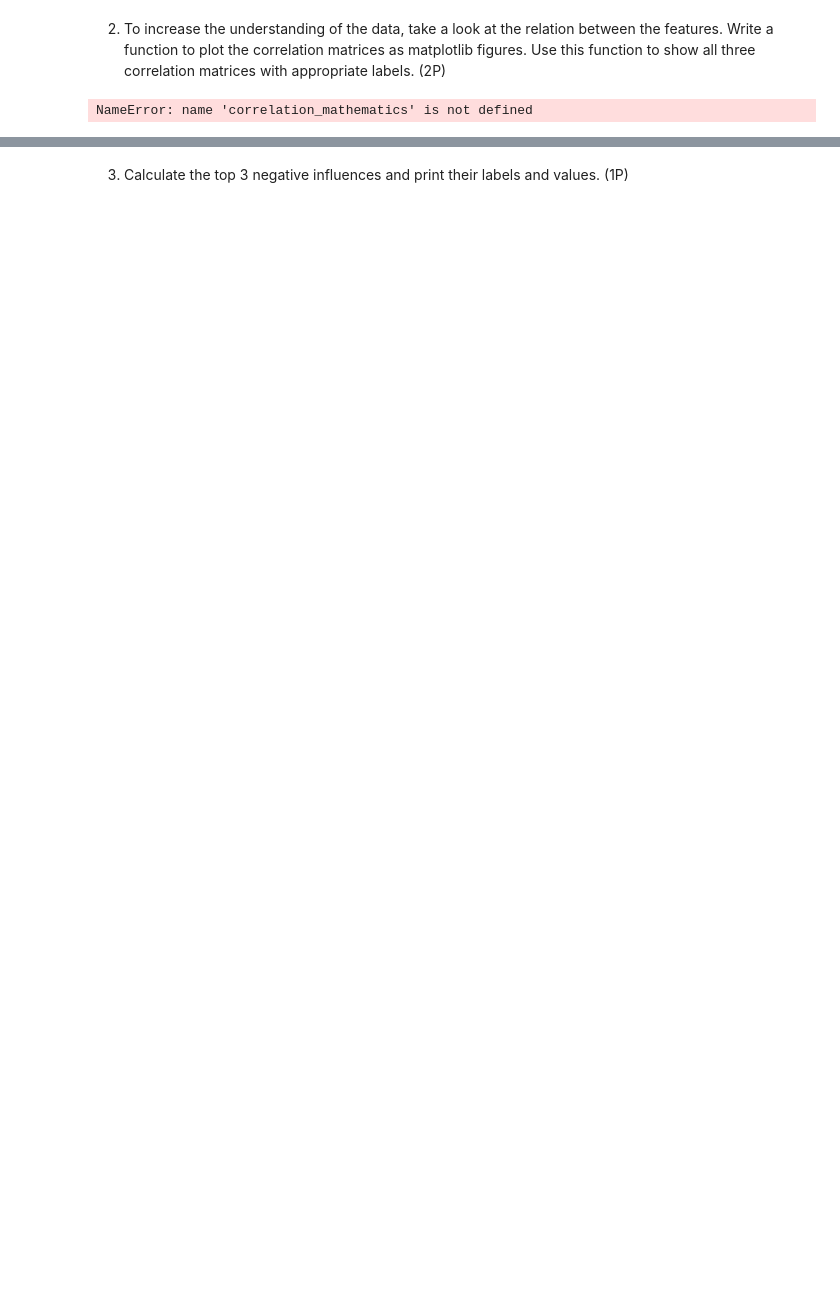
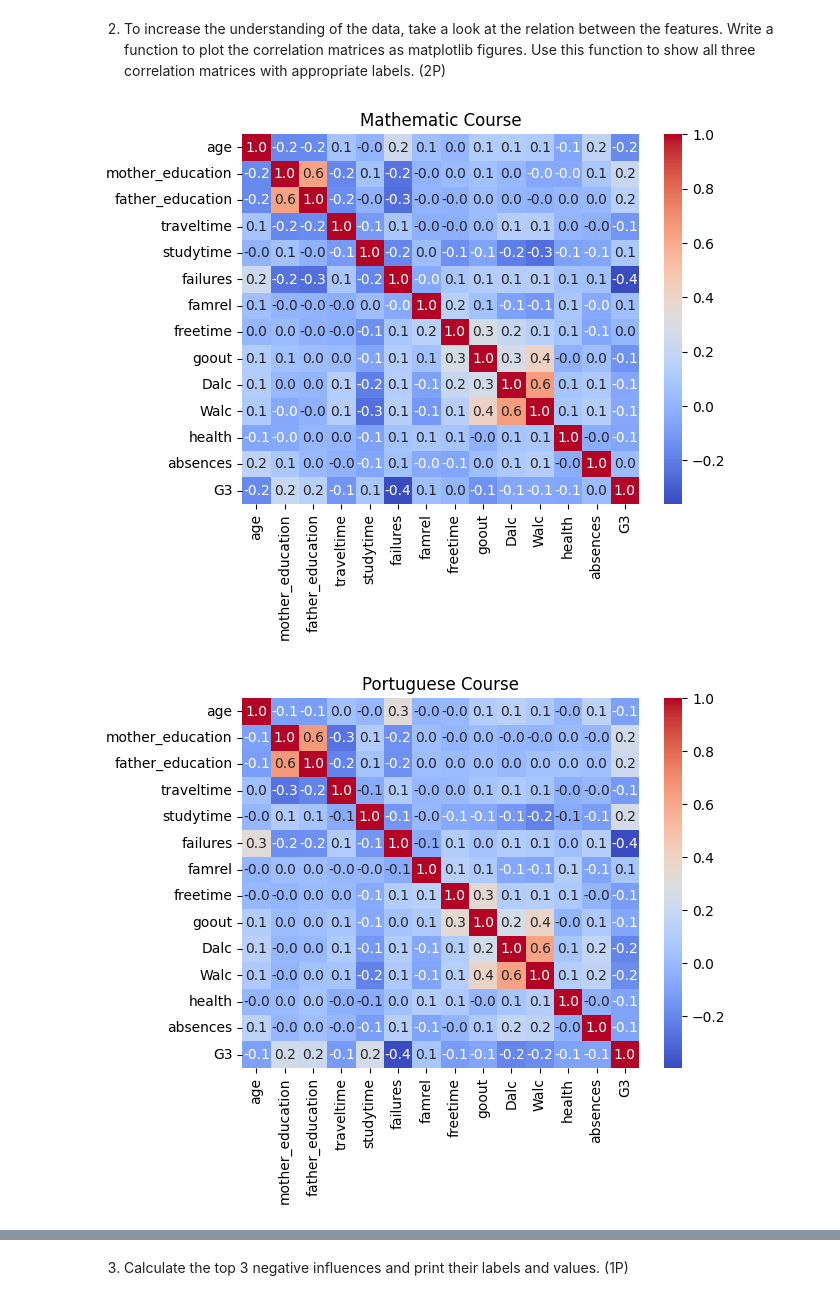
Before and after one commit to IVSource/ml_security_ws25, a Jupyter notebook: Exercise 2/mls_ws25_exercise_2b_prediction_of_degrees.ipynb, the cells around one changed output, grey strips where cells are left out. Saved outputs shown, nothing was run; the diff lists cells and outputs as text; code cells hidden in the pictures; blank space fills up the shorter version.

```diff
--- a/Exercise 2/mls_ws25_exercise_2b_prediction_of_degrees.ipynb
+++ b/Exercise 2/mls_ws25_exercise_2b_prediction_of_degrees.ipynb
@@ -130,3 +138,15 @@ for df in (df_port, df_math, df_combined) :
 Explore the dataset to get a understanding of the contained data. The goal is to find possible correlations and biases in the measured data.
 # %% [markdown]
 1. Calculate the correlation matrices between the features for all three datasets. Therefore, filter for the columns with "number" datatypes. As a preview, print the corelation matrix of the combined dataset. (1P)
+# %%
+numeric_df = df_port.select_dtypes(include='number')
+correlation_matrix_port = numeric_df.corr()
+
+numeric_df = df_math.select_dtypes(include='number')
+correlation_matrix_math = numeric_df.corr()
+
+numeric_df = df_combined.select_dtypes(include='number')
+correlation_matrix_combined = numeric_df.corr()
+
+print(type(correlation_matrix_combined))
+print(correlation_matrix_combined)
@@ -136,13 +174,17 @@ Write a function to plot the correlation matrices as matplotlib figures. Use thi
 # %%
 import matplotlib.pyplot as plt
 import numpy as np
+import seaborn as sns
 
 def plot_correlation(correlation,name:str):
-    # your implementation
-    pass
+    sns.heatmap(correlation, annot=True, cmap='coolwarm', fmt=".1f")
+    plt.title(name)
+    plt.show()
 
-plot_correlation(correlation_mathematics, "Mathematic Course")
-plot_correlation(correlation_mathematics, "Portuguese Course")
-plot_correlation(correlation_both_courses, "Both Courses")
+
+plot_correlation(correlation_matrix_math, "Mathematic Course")
+plot_correlation(correlation_matrix_port, "Portuguese Course")
+plot_correlation(correlation_matrix_combined, "Both Courses")
 # %% [output]
-NameError: name 'correlation_mathematics' is not defined
+[figure, added]
+[figure, added]
```
Also changed, not shown: parts of 10 cells of this notebook.
